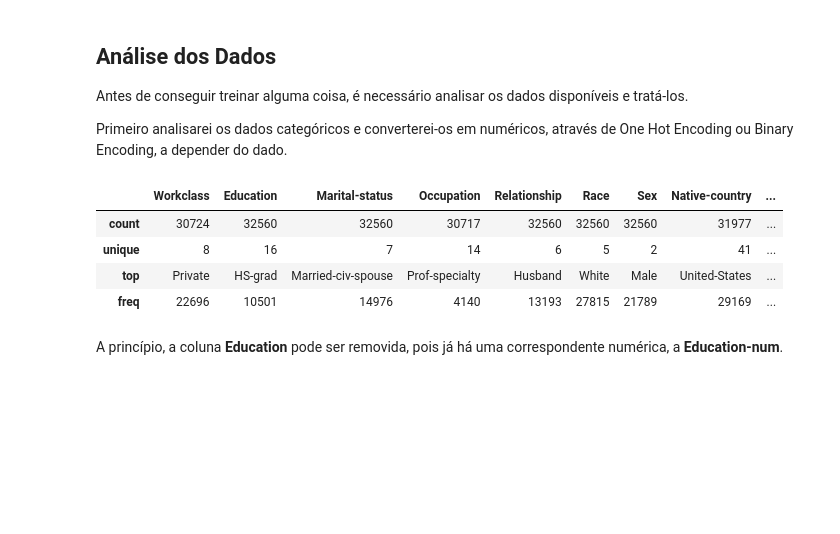
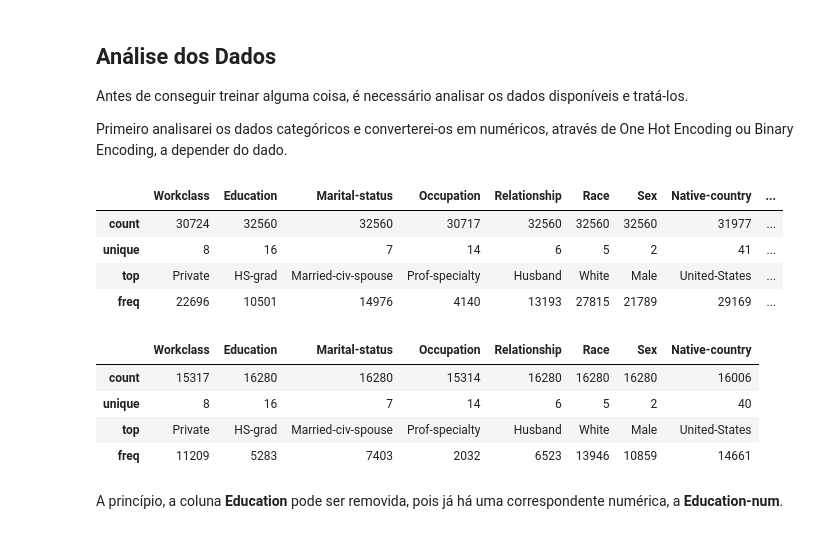
Before and after one commit to PedroCazelatto/PMR3508, a Jupyter notebook: kNN for Dataset Adult/kNN_notebook.ipynb, the cells around one changed output. Saved outputs shown, nothing was run; the diff lists cells and outputs as text; code cells hidden in the pictures; blank space fills up the shorter version.

```diff
--- a/kNN for Dataset Adult/kNN_notebook.ipynb
+++ b/kNN for Dataset Adult/kNN_notebook.ipynb
@@ -40,6 +41,30 @@ trainData = pd.read_csv(
         "Target"
     ]
 )
+
+testData = pd.read_csv(
+    "../input/adult-pmr3508/test_data.csv",
+    na_values= '?',
+    index_col= ['Id'],
+    header= 0,
+    names= [
+        "Id",
+        "Age",
+        "Workclass",
+        "Fnlwgt",
+        "Education",
+        "Education-num",
+        "Marital-status",
+        "Occupation",
+        "Relationship",
+        "Race",
+        "Sex",
+        "Capital-gain",
+        "Capital-loss",
+        "Hours-per-week",
+        "Native-country"
+    ]
+)
 # %% [markdown]
 ## Análise dos Dados
 
@@ -54,6 +79,14 @@ trainData.describe(include= ['O'])
 | unique | 8 | 16 | 7 | 14 | 6 | 5 | 2 | 41 | ... |
 | top | Private | HS-grad | Married-civ-spouse | Prof-specialty | Husband | White | Male | United-States | ... |
 | freq | 22696 | 10501 | 14976 | 4140 | 13193 | 27815 | 21789 | 29169 | ... |
+# %%
+testData.describe(include= ['O'])
+# %% [output]
+|  | Workclass | Education | Marital-status | Occupation | Relationship | Race | Sex | Native-country |
+| count | 15317 | 16280 | 16280 | 15314 | 16280 | 16280 | 16280 | 16006 |
+| unique | 8 | 16 | 7 | 14 | 6 | 5 | 2 | 40 |
+| top | Private | HS-grad | Married-civ-spouse | Prof-specialty | Husband | White | Male | United-States |
+| freq | 11209 | 5283 | 7403 | 2032 | 6523 | 13946 | 10859 | 14661 |
 # %% [markdown]
 A princípio, a coluna **Education** pode ser removida, pois já há uma correspondente numérica, a **Education-num**.
 # %%
```
Also changed, not shown: parts of 19 cells of this notebook, 2 other files.
